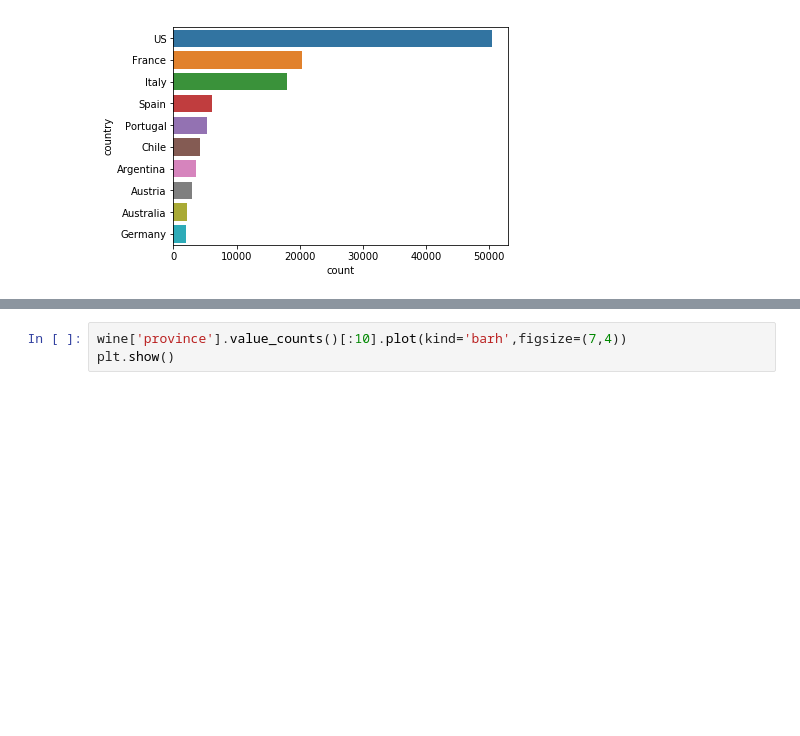
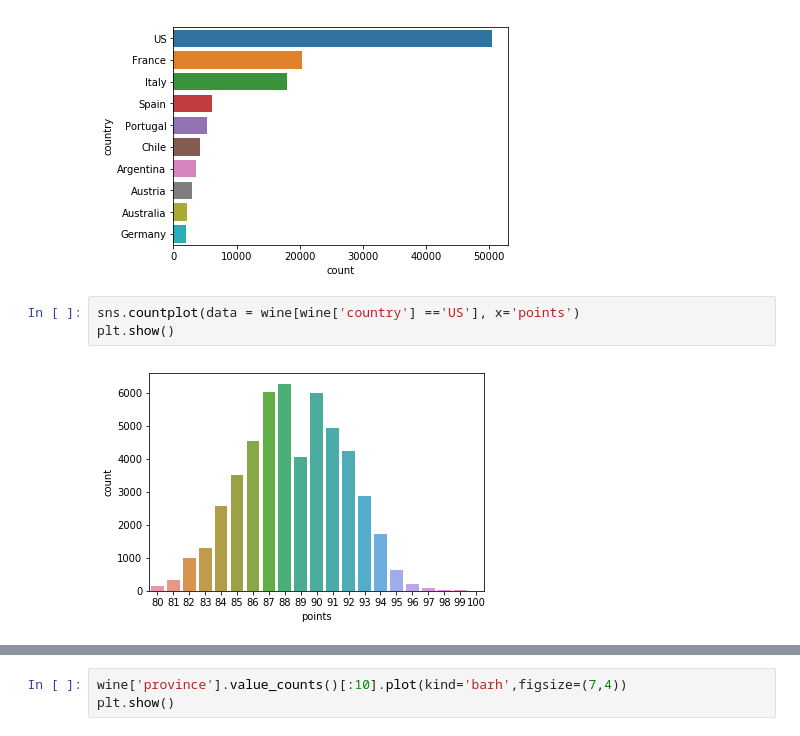
Before and after one commit to BLouie2/GA-ClassProjects, a Jupyter notebook: Wine - Final Project.ipynb, the cells around one changed output, grey strips where cells are left out. Drawn from its saved outputs; the diff is of its cells as text; blank space fills up the shorter version.

```diff
--- a/Wine - Final Project.ipynb
+++ b/Wine - Final Project.ipynb
@@ -82,3 +91,8 @@ df = wine[wine.country.isin(wine.country.value_counts().head(10).index)]
 ax = sns.countplot(y='country', data = df, order= wine['country'].value_counts().head(10).index)
 # %% [output]
 [figure]
+# %%
+sns.countplot(data = wine[wine['country'] =='US'], x='points')
+plt.show()
+# %% [output]
+[figure, added]
```
Also changed, not shown: parts of 14 cells of this notebook.
